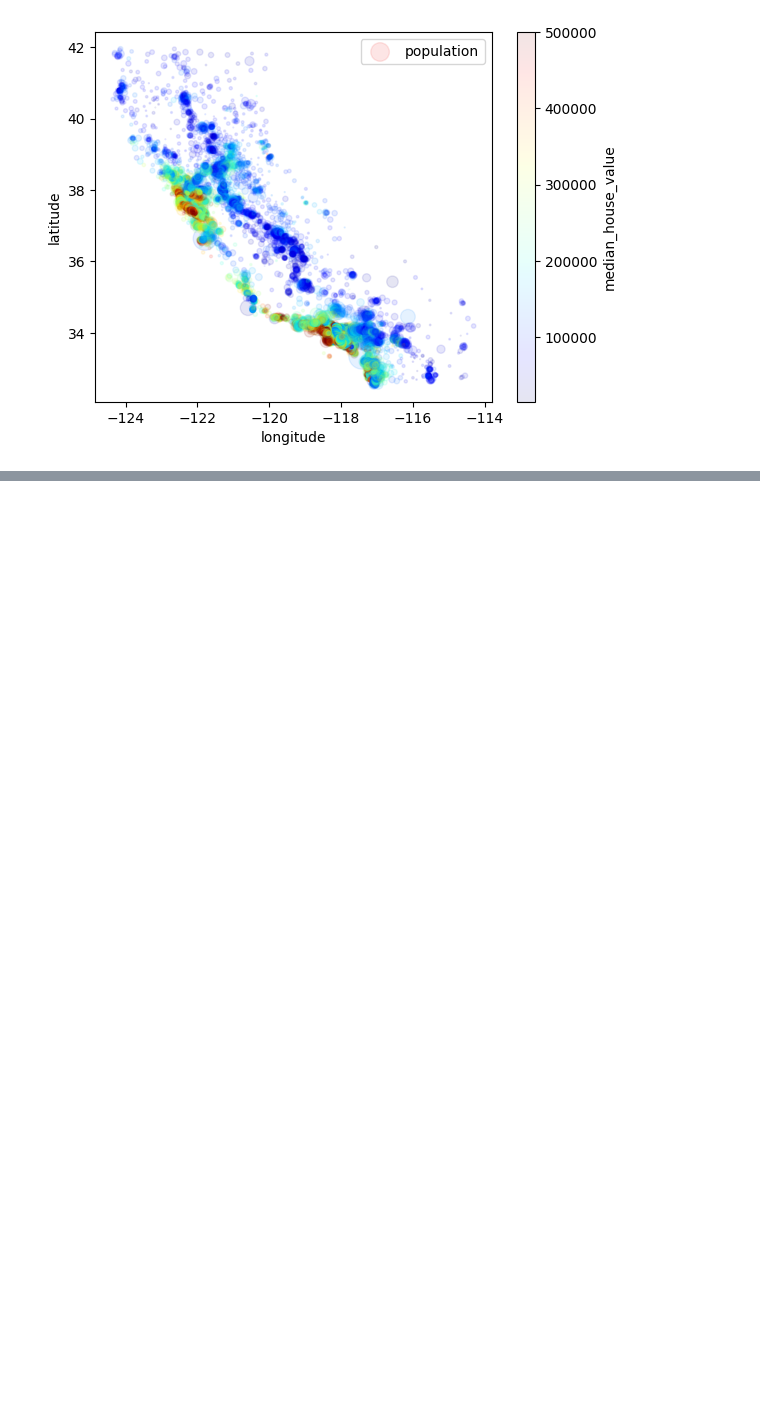
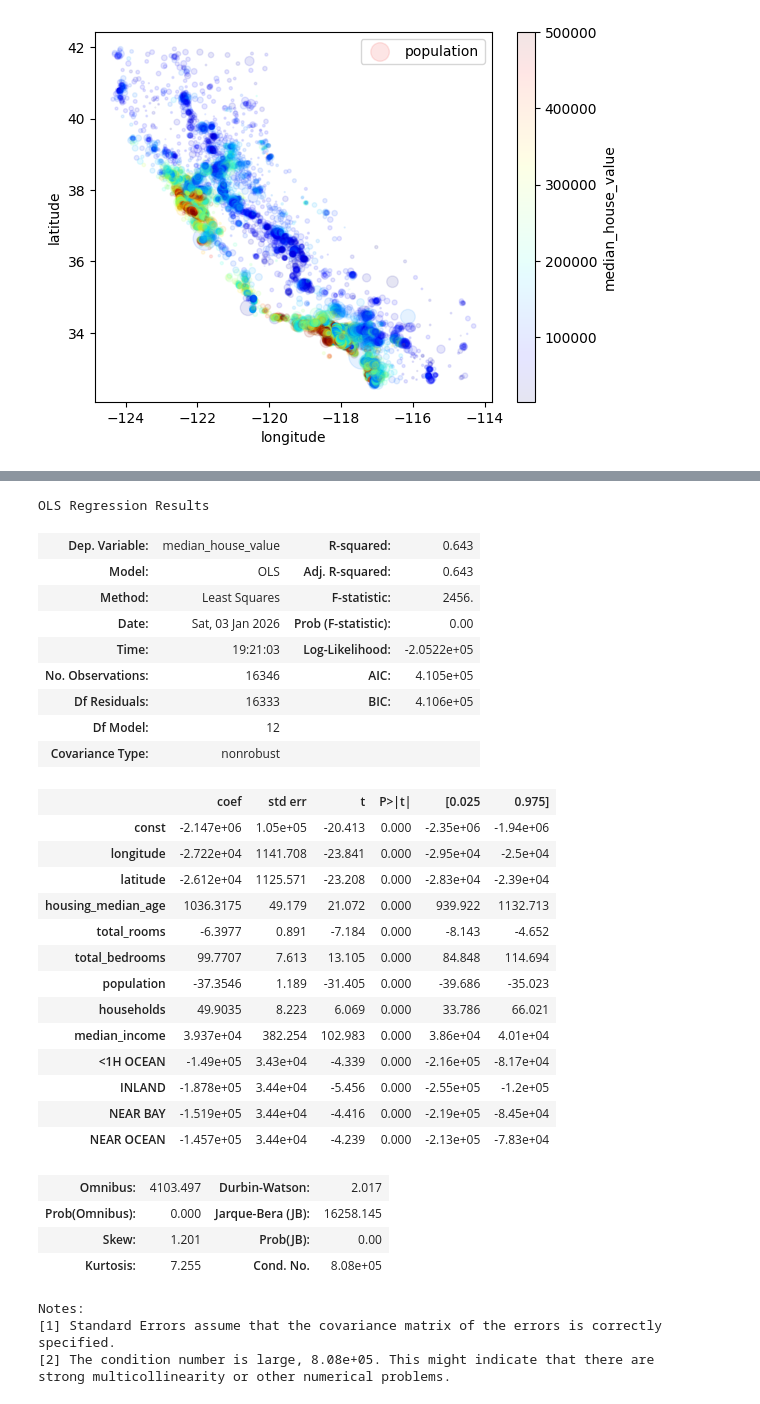
Before and after one commit to prakashkae/Ai-learning-journey, a Jupyter notebook: Month2-machine-learning/house-price-prediction/housing.ipynb, the cells around one changed output, grey strips where cells are left out. Saved outputs shown, nothing was run; the diff lists cells and outputs as text; code cells hidden in the pictures; blank space fills up the shorter version.

```diff
--- a/Month2-machine-learning/house-price-prediction/housing.ipynb
+++ b/Month2-machine-learning/house-price-prediction/housing.ipynb
@@ -82,0 +99,7 @@ corr_matrix = housing.corr(numeric_only=True)
+# %%
+dummies =pd.get_dummies(housing_na.ocean_proximity)
+housing_na_dummies = pd.concat([housing_na,dummies],axis='columns')
+housing_na_dummies.head()
+
+housing_clean = housing_na_dummies.drop(['ocean_proximity','ISLAND'],axis='columns')
+housing_clean.head()
@@ -82,0 +113,6 @@ corr_matrix = housing.corr(numeric_only=True)
+# %%
+#creating Features and label datasets
+X = housing_clean.drop(columns = ['median_house_value'])
+X.head()
+y = housing_clean['median_house_value']
+y.head()
@@ -82,0 +184,53 @@ corr_matrix = housing.corr(numeric_only=True)
+# %%
+import statsmodels.api as sm
+
+# 1. Convert boolean columns to integers
+bool_cols = X_train.select_dtypes(include='bool').columns
+X_train[bool_cols] = X_train[bool_cols].astype(int)
+
+# 2. Remove existing const if present
+if 'const' in X_train.columns:
+    X_train = X_train.drop(columns=['const'])
+
+# 3. Convert everything to float
+X_train = X_train.astype(float)
+
+# 4. Add constant
+X_train = sm.add_constant(X_train)
+
+# 5. Fit OLS
+nicerOLS = sm.OLS(y_train, X_train).fit()
+nicerOLS.summary()
+# %% [output]
+OLS Regression Results
+| Dep. Variable: | median_house_value | R-squared: | 0.643 |
+| Model: | OLS | Adj. R-squared: | 0.643 |
+| Method: | Least Squares | F-statistic: | 2456. |
+| Date: | Sat, 03 Jan 2026 | Prob (F-statistic): | 0.00 |
+| Time: | 19:21:03 | Log-Likelihood: | -2.0522e+05 |
+| No. Observations: | 16346 | AIC: | 4.105e+05 |
+| Df Residuals: | 16333 | BIC: | 4.106e+05 |
+| Df Model: | 12 |  |  |
+| Covariance Type: | nonrobust |  |  |
+|  | coef | std err | t | P>|t| | [0.025 | 0.975] |
+| const | -2.147e+06 | 1.05e+05 | -20.413 | 0.000 | -2.35e+06 | -1.94e+06 |
+| longitude | -2.722e+04 | 1141.708 | -23.841 | 0.000 | -2.95e+04 | -2.5e+04 |
+| latitude | -2.612e+04 | 1125.571 | -23.208 | 0.000 | -2.83e+04 | -2.39e+04 |
+| housing_median_age | 1036.3175 | 49.179 | 21.072 | 0.000 | 939.922 | 1132.713 |
+| total_rooms | -6.3977 | 0.891 | -7.184 | 0.000 | -8.143 | -4.652 |
+| total_bedrooms | 99.7707 | 7.613 | 13.105 | 0.000 | 84.848 | 114.694 |
+| population | -37.3546 | 1.189 | -31.405 | 0.000 | -39.686 | -35.023 |
+| households | 49.9035 | 8.223 | 6.069 | 0.000 | 33.786 | 66.021 |
+| median_income | 3.937e+04 | 382.254 | 102.983 | 0.000 | 3.86e+04 | 4.01e+04 |
+| <1H OCEAN | -1.49e+05 | 3.43e+04 | -4.339 | 0.000 | -2.16e+05 | -8.17e+04 |
+| INLAND | -1.878e+05 | 3.44e+04 | -5.456 | 0.000 | -2.55e+05 | -1.2e+05 |
+| NEAR BAY | -1.519e+05 | 3.44e+04 | -4.416 | 0.000 | -2.19e+05 | -8.45e+04 |
+| NEAR OCEAN | -1.457e+05 | 3.44e+04 | -4.239 | 0.000 | -2.13e+05 | -7.83e+04 |
+| Omnibus: | 4103.497 | Durbin-Watson: | 2.017 |
+| Prob(Omnibus): | 0.000 | Jarque-Bera (JB): | 16258.145 |
+| Skew: | 1.201 | Prob(JB): | 0.00 |
+| Kurtosis: | 7.255 | Cond. No. | 8.08e+05 |
+Notes:
+[1] Standard Errors assume that the covariance matrix of the errors is correctly specified.
+[2] The condition number is large, 8.08e+05. This might indicate that there are
+strong multicollinearity or other numerical problems.
```
Also changed, not shown: parts of 11 cells of this notebook, 7 other files.
